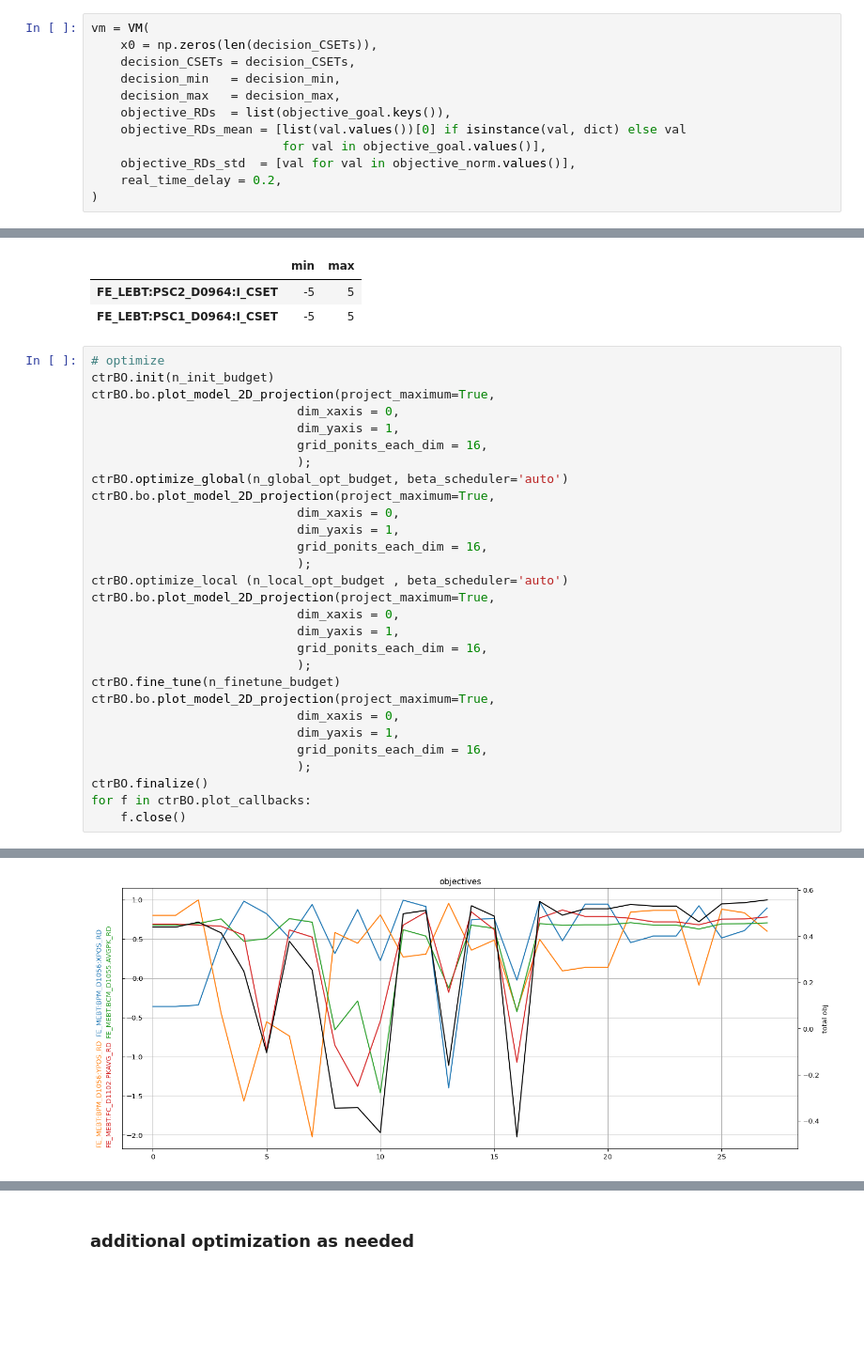
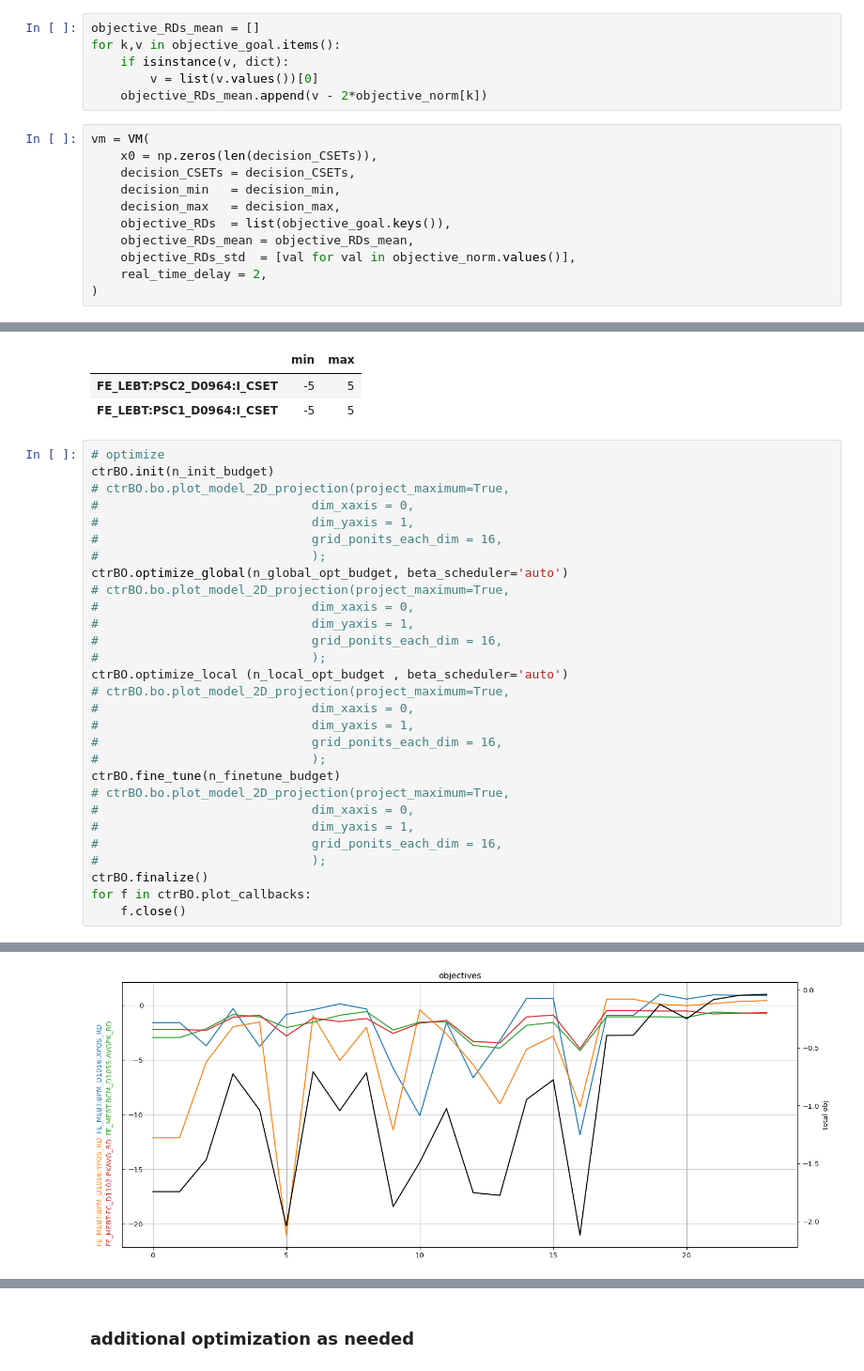
Before and after one commit to kilean20/objFuncs, a Jupyter notebook: example/[pyBO][VM]FC1108_HighLevelBO.ipynb, the cells around one changed output, grey strips where cells are left out. Shown: that part at 94% size. Drawn from its saved outputs; the diff is of its cells as text; blank space fills up the shorter version.

```diff
--- a/example/[pyBO][VM]FC1108_HighLevelBO.ipynb
+++ b/example/[pyBO][VM]FC1108_HighLevelBO.ipynb
@@ -147,6 +151,12 @@ objective_weight= {
 # %%
 machineIO = construct_machineIO()
 machineIO._test = True
+# %%
+objective_RDs_mean = []
+for k,v in objective_goal.items():
+    if isinstance(v, dict):
+        v = list(v.values())[0]
+    objective_RDs_mean.append(v - 2*objective_norm[k])
 # %%
 vm = VM(
     x0 = np.zeros(len(decision_CSETs)),
@@ -154,10 +164,9 @@ vm = VM(
     decision_min   = decision_min,
     decision_max   = decision_max,
     objective_RDs  = list(objective_goal.keys()),
-    objective_RDs_mean = [list(val.values())[0] if isinstance(val, dict) else val
-                          for val in objective_goal.values()],
+    objective_RDs_mean = objective_RDs_mean,
     objective_RDs_std  = [val for val in objective_norm.values()],
-    real_time_delay = 0.2,
+    real_time_delay = 2,
 )
 # %%
 machineIO._ensure_set = vm.ensure_set
@@ -206,29 +215,29 @@ init will random sample within the following bounds:
 # %%
 # optimize
 ctrBO.init(n_init_budget)
-ctrBO.bo.plot_model_2D_projection(project_maximum=True,
-                            dim_xaxis = 0,
-                            dim_yaxis = 1,
-                            grid_ponits_each_dim = 16,
-                            );
+# ctrBO.bo.plot_model_2D_projection(project_maximum=True,
+#                             dim_xaxis = 0,
+#                             dim_yaxis = 1,
+#                             grid_ponits_each_dim = 16,
+#                             );
 ctrBO.optimize_global(n_global_opt_budget, beta_scheduler='auto')
-ctrBO.bo.plot_model_2D_projection(project_maximum=True,
-                            dim_xaxis = 0,
-                            dim_yaxis = 1,
-                            grid_ponits_each_dim = 16,
-                            );
+# ctrBO.bo.plot_model_2D_projection(project_maximum=True,
+#                             dim_xaxis = 0,
+#                             dim_yaxis = 1,
+#                             grid_ponits_each_dim = 16,
+#                             );
 ctrBO.optimize_local (n_local_opt_budget , beta_scheduler='auto')
-ctrBO.bo.plot_model_2D_projection(project_maximum=True,
-                            dim_xaxis = 0,
-                            dim_yaxis = 1,
-                            grid_ponits_each_dim = 16,
-                            );
+# ctrBO.bo.plot_model_2D_projection(project_maximum=True,
+#                             dim_xaxis = 0,
+#                             dim_yaxis = 1,
+#                             grid_ponits_each_dim = 16,
+#                             );
 ctrBO.fine_tune(n_finetune_budget)
-ctrBO.bo.plot_model_2D_projection(project_maximum=True,
-                            dim_xaxis = 0,
-                            dim_yaxis = 1,
-                            grid_ponits_each_dim = 16,
-                            );
+# ctrBO.bo.plot_model_2D_projection(project_maximum=True,
+#                             dim_xaxis = 0,
+#                             dim_yaxis = 1,
+#                             grid_ponits_each_dim = 16,
+#                             );
 ctrBO.finalize()
 for f in ctrBO.plot_callbacks:
     f.close()
@@ -239,2 +248,2 @@ scipy version mismatch. 'scipy.stat.qmc' is not imported. Using custom halton se
-[figure, old version]
+[figure, new version]
 x data has duplicates. will remove duplicates and will average corresponding ys
```
Also changed, not shown: parts of 14 cells of this notebook, 14 other files.
